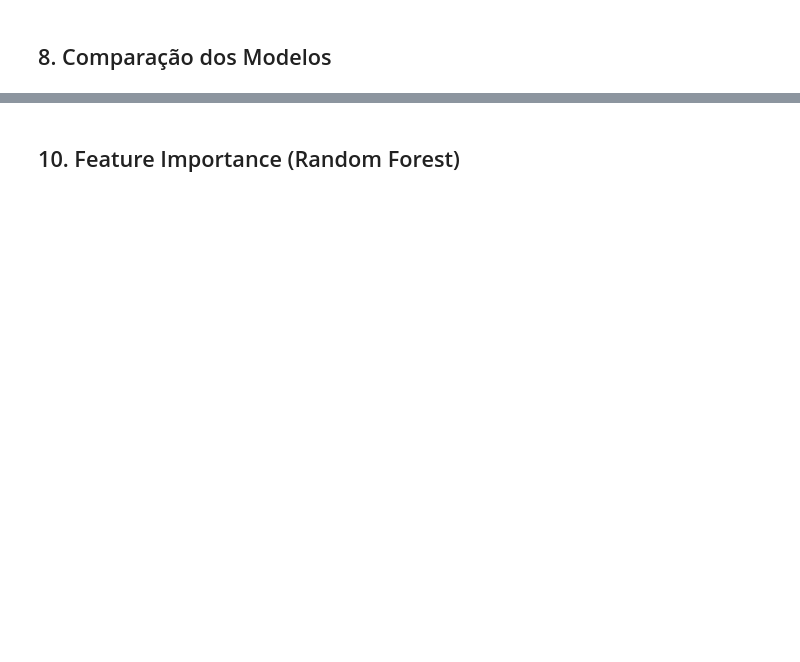
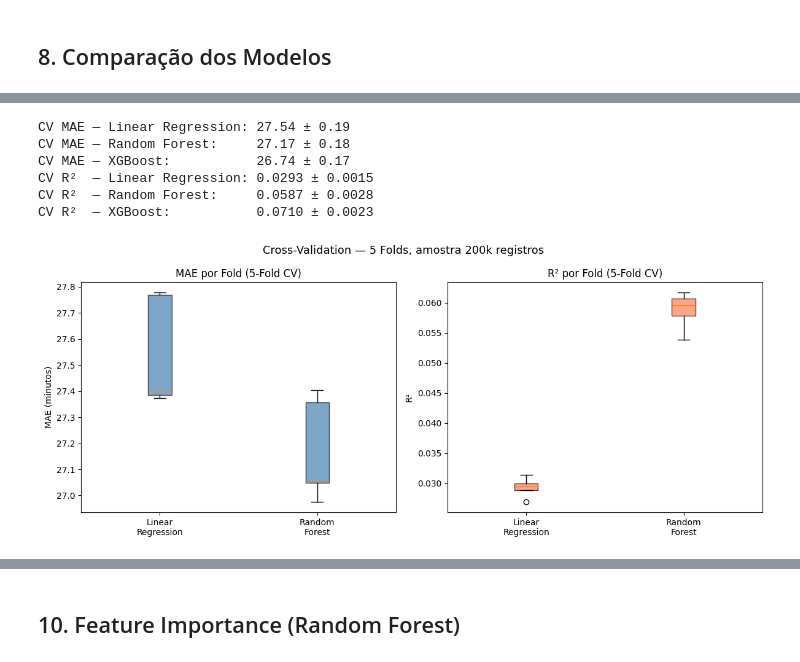
Before and after one commit to milenemartins/flight-delay-prediction-tech-challenge-fase-3, a Jupyter notebook: notebooks/05_regression_model.ipynb, the cells around one changed output, grey strips where cells are left out. Saved outputs shown, nothing was run; the diff lists cells and outputs as text; code cells hidden in the pictures; blank space fills up the shorter version.

```diff
--- a/notebooks/05_regression_model.ipynb
+++ b/notebooks/05_regression_model.ipynb
@@ -279,0 +334,61 @@ plt.show()
+# %%
+# Cross-Validation — amostra de 200k para eficiência computacional
+from sklearn.model_selection import KFold, cross_val_score
+from sklearn.metrics import make_scorer, mean_absolute_error
+
+SAMPLE_SIZE = 200_000
+np.random.seed(42)
+sample_idx = np.random.choice(len(X_train), size=min(SAMPLE_SIZE, len(X_train)), replace=False)
+X_cv = X_train.iloc[sample_idx]
+y_cv = y_train.iloc[sample_idx]
+
+kf = KFold(n_splits=5, shuffle=True, random_state=42)
+mae_scorer = make_scorer(mean_absolute_error, greater_is_better=False)
+
+cv_mae_lr  = -cross_val_score(lr_model,  X_cv, y_cv, cv=kf, scoring=mae_scorer)
+cv_mae_rf  = -cross_val_score(rf_model,  X_cv, y_cv, cv=kf, scoring=mae_scorer)
+cv_mae_xgb = -cross_val_score(xgb_model, X_cv, y_cv, cv=kf, scoring=mae_scorer)
+
+cv_r2_lr  = cross_val_score(lr_model,  X_cv, y_cv, cv=kf, scoring='r2')
+cv_r2_rf  = cross_val_score(rf_model,  X_cv, y_cv, cv=kf, scoring='r2')
+cv_r2_xgb = cross_val_score(xgb_model, X_cv, y_cv, cv=kf, scoring='r2')
+
+print(f'CV MAE — Linear Regression: {cv_mae_lr.mean():.2f} ± {cv_mae_lr.std():.2f}')
+print(f'CV MAE — Random Forest:     {cv_mae_rf.mean():.2f} ± {cv_mae_rf.std():.2f}')
+print(f'CV MAE — XGBoost:           {cv_mae_xgb.mean():.2f} ± {cv_mae_xgb.std():.2f}')
+print(f'CV R²  — Linear Regression: {cv_r2_lr.mean():.4f} ± {cv_r2_lr.std():.4f}')
+print(f'CV R²  — Random Forest:     {cv_r2_rf.mean():.4f} ± {cv_r2_rf.std():.4f}')
+print(f'CV R²  — XGBoost:           {cv_r2_xgb.mean():.4f} ± {cv_r2_xgb.std():.4f}')
+# %% [output]
+CV MAE — Linear Regression: 27.54 ± 0.19
+CV MAE — Random Forest:     27.17 ± 0.18
+CV MAE — XGBoost:           26.74 ± 0.17
+CV R²  — Linear Regression: 0.0293 ± 0.0015
+CV R²  — Random Forest:     0.0587 ± 0.0028
+CV R²  — XGBoost:           0.0710 ± 0.0023
+# %%
+# Visualizar distribuição dos scores por fold
+fig, axes = plt.subplots(1, 2, figsize=(12, 5))
+
+# MAE por fold
+axes[0].boxplot([cv_mae_lr, cv_mae_rf],
+    labels=['Linear\nRegression', 'Random\nForest'],
+    patch_artist=True,
+    boxprops=dict(facecolor='steelblue', alpha=0.7))
+axes[0].set_title('MAE por Fold (5-Fold CV)')
+axes[0].set_ylabel('MAE (minutos)')
+
+# R² por fold
+axes[1].boxplot([cv_r2_lr, cv_r2_rf],
+    labels=['Linear\nRegression', 'Random\nForest'],
+    patch_artist=True,
+    boxprops=dict(facecolor='coral', alpha=0.7))
+axes[1].set_title('R² por Fold (5-Fold CV)')
+axes[1].set_ylabel('R²')
+
+plt.suptitle('Cross-Validation — 5 Folds, amostra 200k registros', fontsize=13)
+plt.tight_layout()
+plt.savefig('../reports/figures/cross_validation_regression.png', dpi=150)
+plt.show()
+# %% [output]
+[figure, added]
```
Also changed, not shown: parts of 18 cells of this notebook, 20 other files.
